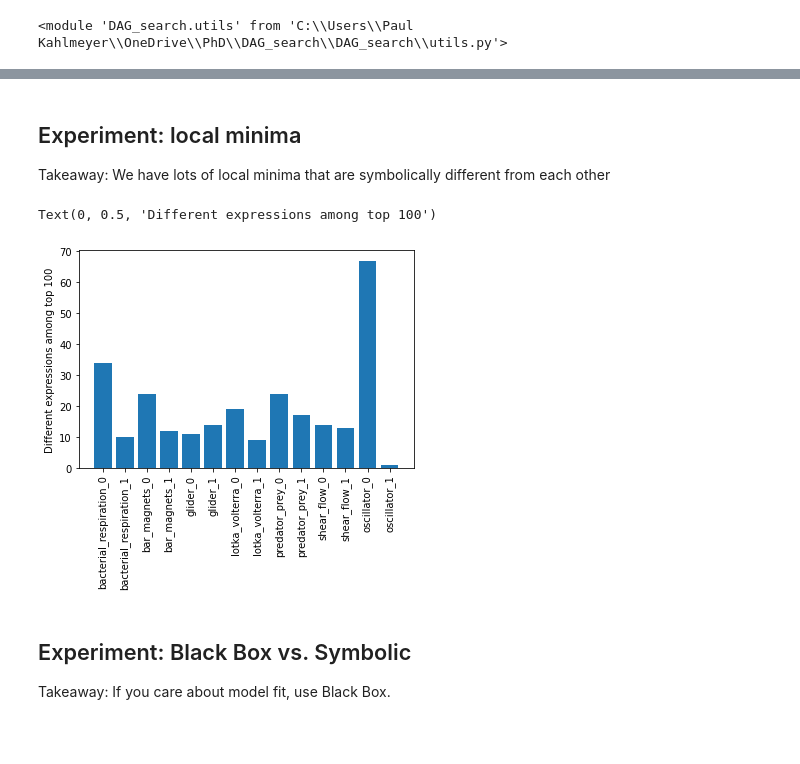
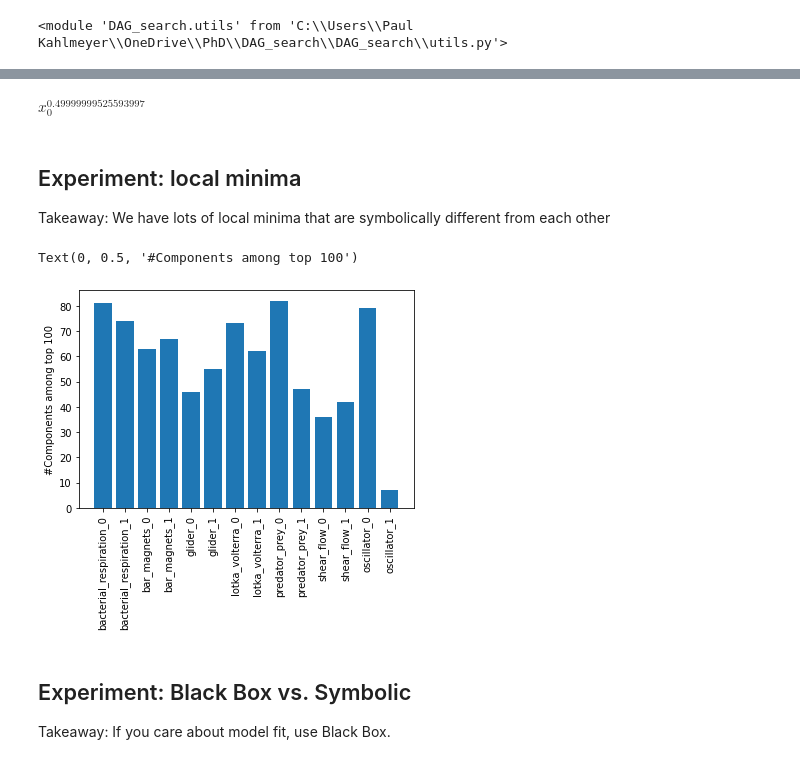
Before and after one commit to kahlmeyer94/DAG_search, a Jupyter notebook: visualization.ipynb, the cells around one changed output, grey strips where cells are left out. Cells and saved outputs as stored; diff of their text form; code cells hidden in the pictures; blank space fills up the shorter version.

```diff
--- a/visualization.ipynb
+++ b/visualization.ipynb
@@ -95,3 +81,7 @@ regressor.model()
+# %%
+regressor.model()
+# %% [output]
+$\displaystyle x_{0}^{0.49999999525593997}$
 # %% [markdown]
 ## Experiment: local minima
 
@@ -100,15 +90,15 @@ Takeaway: We have lots of local minima that are symbolically different from each
 load_path = 'results/local_minima_exp.p'
 with open(load_path, 'rb') as handle:
     results = pickle.load(handle)
-# %%
-names = list(results.keys())
-values = [results[n]['groups'] for n in names]
-plt.bar(range(len(names)), values)
-plt.xticks(range(len(names)), names, rotation = 90)
-plt.ylabel(f'Different expressions among top {results[names[0]]["topk"]}')
-# %% [output]
-Text(0, 0.5, 'Different expressions among top 100')
-[figure, removed]
+# %%
+names = list(results.keys())
+values = [results[n]['groups'] for n in names]
+plt.bar(range(len(names)), values)
+plt.xticks(range(len(names)), names, rotation = 90)
+plt.ylabel(f'#Components among top {results[names[0]]["topk"]}')
+# %% [output]
+Text(0, 0.5, '#Components among top 100')
+[figure, added]
 # %% [markdown]
 ## Experiment: Black Box vs. Symbolic
 
```
Also changed, not shown: parts of 23 cells of this notebook, 15 other files.
